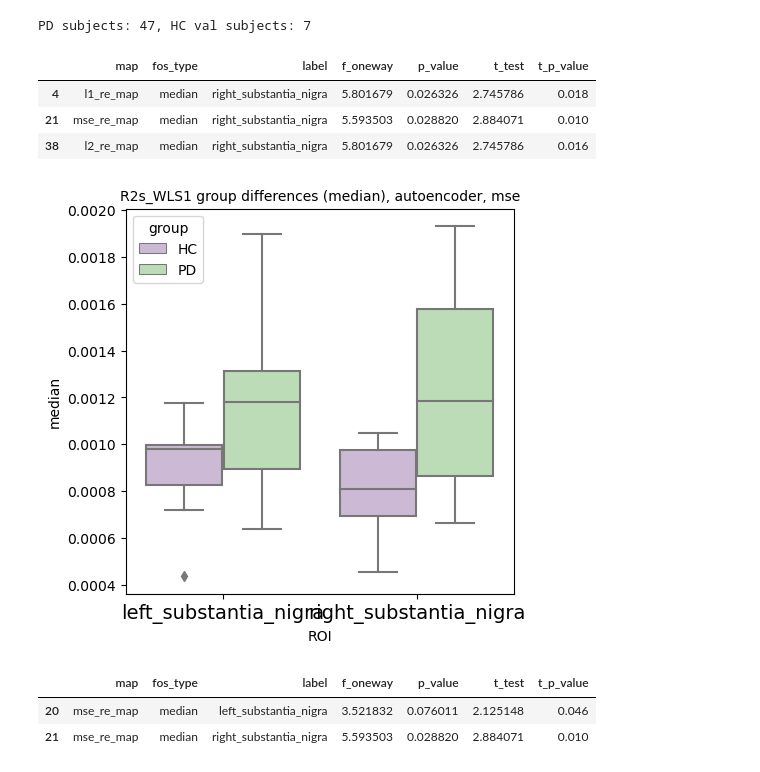
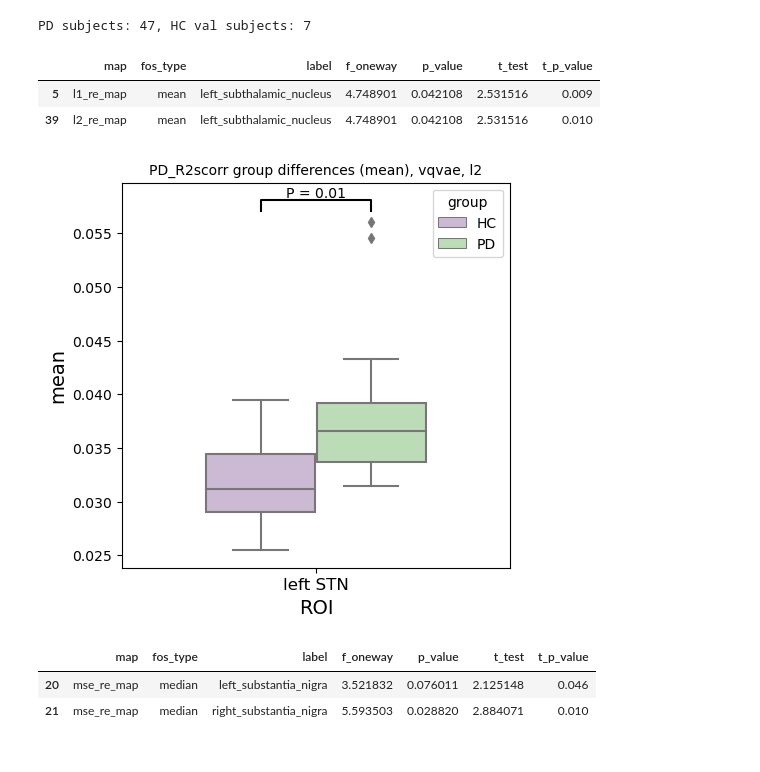
Before and after one commit to alexCortinaU/parkinson_classification, a Jupyter notebook: proc_xai_maps.ipynb, the cells around one changed output. Saved outputs shown, nothing was run; the diff lists cells and outputs as text; code cells hidden in the pictures.

```diff
--- a/proc_xai_maps.ipynb
+++ b/proc_xai_maps.ipynb
@@ -551,7 +551,7 @@ else:
     dfs.label.replace(replace_dict, inplace=True)
 # %%
 # maps = ['l1_re_map', 'mse_re_map', 'l2_re_map', 'ssim_re_map']
-fos_type = 'median'
+fos_type = 'mean'
 test_stats = []
 for map in maps:
     for label in dfs.label.unique():
@@ -635,6 +635,5 @@ bestfos = test_stats.loc[(test_stats.p_value < alpha) & (test_stats.t_p_value <
 bestfos
 # %% [output]
 |  | map | fos_type | label | f_oneway | p_value | t_test | t_p_value |
-| 4 | l1_re_map | median | right_substantia_nigra | 5.801679 | 0.026326 | 2.745786 | 0.018 |
-| 21 | mse_re_map | median | right_substantia_nigra | 5.593503 | 0.028820 | 2.884071 | 0.010 |
-| 38 | l2_re_map | median | right_substantia_nigra | 5.801679 | 0.026326 | 2.745786 | 0.016 |
+| 5 | l1_re_map | mean | left_subthalamic_nucleus | 4.748901 | 0.042108 | 2.531516 | 0.009 |
+| 39 | l2_re_map | mean | left_subthalamic_nucleus | 4.748901 | 0.042108 | 2.531516 | 0.010 |
@@ -641,26 +700,29 @@ bestfos
 # %%
-re_to_plot = 'mse_re_map'
+re_to_plot = 'l2_re_map'
 fos_type_to_plot = fos_type
-# pval_to_plot = bestfos.loc[bestfos.map == re_to_plot, 't_p_value'].values[0]
+pval_to_plot = bestfos.loc[bestfos.map == re_to_plot, 't_p_value'].values[0]
 # roi_to_plot = test_stats.loc[test_stats.map == re_to_plot, 'label'].values[0]
-df_to_plot = dfs.loc[(dfs.map_type.isin([re_to_plot])) & (dfs.label.isin(['left_substantia_nigra', 'right_substantia_nigra'])), :]
+df_to_plot = dfs.loc[(dfs.map_type.isin([re_to_plot])) & (dfs.label.isin(['left_subthalamic_nucleus'])), :]
+df_to_plot = rename_labels_for_plot(df_to_plot, atlas_type)
 
 plt.figure(figsize=(5, 5))
-sns.boxplot(data=df_to_plot, x='label', y=fos_type_to_plot, hue='group', width=0.8, palette='PRGn')
+sns.boxplot(data=df_to_plot, x='label', y=fos_type_to_plot, hue='group', width=0.8, palette='PRGn') # palette='PRGn'
 
-# # statistical annotation
-# x1, x2 = -0.2, 0.2 # columns 'Sat' and 'Sun' (first column: 0, see plt.xticks())
-# y, h, col = df_to_plot[fos_type_to_plot].max() + 0.008, 0.008, 'k'
+# statistical annotation
+x1, x2 = -0.2, 0.2 # columns 'Sat' and 'Sun' (first column: 0, see plt.xticks())
+y, h, col = df_to_plot[fos_type_to_plot].max() + 0.001, 0.001, 'k'
 
-# plt.plot([x1, x1, x2, x2], [y, y+h, y+h, y], lw=1.5, c=col)
-# plt.text((x1+x2)*.5, y+h, f"P = {pval_to_plot}", ha='center', va='bottom', color=col)
-plt.xlabel('ROI')
-plt.xticks(fontsize=14)
+plt.plot([x1, x1, x2, x2], [y, y+h, y+h, y], lw=1.5, c=col)
+plt.text((x1+x2)*.5, y+h, f"P = {pval_to_plot}", ha='center', va='bottom', color=col)
+
+plt.xlabel('ROI', fontsize=14)
+plt.ylabel(f'{fos_type_to_plot}', fontsize=14)
+plt.xticks(fontsize=12) # ticks=[0], labels=['left accumbens area'],
 plt.title(f"{map_type} group differences ({fos_type_to_plot}), {ae_type}, {re_to_plot.split('_')[0]}", fontsize=10)
 # plt.grid()
 plt.show()
 # %% [output]
-[figure, old version]
+[figure, new version]
 # %%
 test_stats.loc[test_stats.label.isin(['left_substantia_nigra', 'right_substantia_nigra']) & (test_stats.map == 'mse_re_map'), :]
 # %% [output]
```
Also changed, not shown: parts of 7 cells of this notebook, 4 other files.
